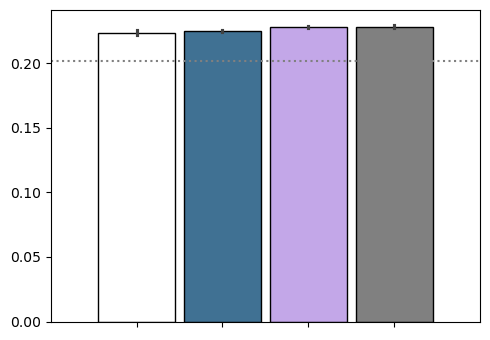
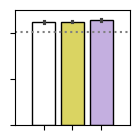
Unified diff of the notebook cell whose output changed from the first chart to the second:
--- before
+++ after
@@ -1,5 +1,8 @@
 for r in regions:
     df_region = df[df['region'] == r]
+    print(f'{r}:')
     df_CKA = df_region['CKA'].copy().reset_index(drop=True)
+    # remove contra model:
+    df_CKA = df_CKA.drop(columns=['interaction'])
 
     CKA_subj = np.mean(df_CKA.values, axis=1)
@@ -7,23 +10,25 @@
     # add back the global mean to all rows and columns:
     CKA_rm = CKA_rm + np.mean(CKA_subj)
-    CKA_rm = pd.DataFrame(CKA_rm, columns=CKA.columns)
+    CKA_rm = pd.DataFrame(CKA_rm, columns=df_CKA.columns)
     df_CKA = CKA_rm.copy()
 
     lower_ceil = np.mean(df_region['lower_ceil'].values)
     # upper_ceil = np.mean(df_region['upper_ceil'].values)
-    fig, ax = plt.subplots(figsize=(5,3.5))
-    sns.barplot(data=df_CKA, ax=ax, width=0.9, errorbar='se',edgecolor="black",
-                palette=['#ffffff','#3274A1','#C19CF3','#808080'])
+    fig, ax = plt.subplots(figsize=(1.5,1.5))
+    sns.barplot(data=df_CKA, ax=ax, width=0.8, errorbar='se',edgecolor="black",
+                palette=['#ffffff','#EEE64E','#C3A7E8'], alpha=1)
     # sns.pointplot(data=df_CKA, ax=ax, linestyles=':', errorbar='se')
     # ax.set_ylim(0.2,0.3)
-    ax.set_xlim(-1,4)
+    ax.set_xlim(-1,3)
     ax.axhline(lower_ceil, color='gray', linestyle=':', label='Lower Ceiling')
-    # ax.axhline(upper_ceil, color='gray', linestyle=':', label='Upper Ceiling')
-    # ax.set_title(r)
+
+    ax.set_ylim(0,0.25)
+    ax.set_yticklabels([])
     ax.set_xlabel('')
     ax.set_ylabel('')
     ax.set_xticklabels([])
     plt.tight_layout()
-    plt.savefig(os.path.join('/Users/aghavamp/Desktop/posters/NCM 2026/figs', f"{r}_CKA.pdf"))
+    plt.savefig(os.path.join('/Users/aghavamp/Desktop/Projects/bimanual_wrist/figures/model_comparison', f"{r}_CKA.pdf"))
     plt.show()
-    
+
+

Commit: update ana